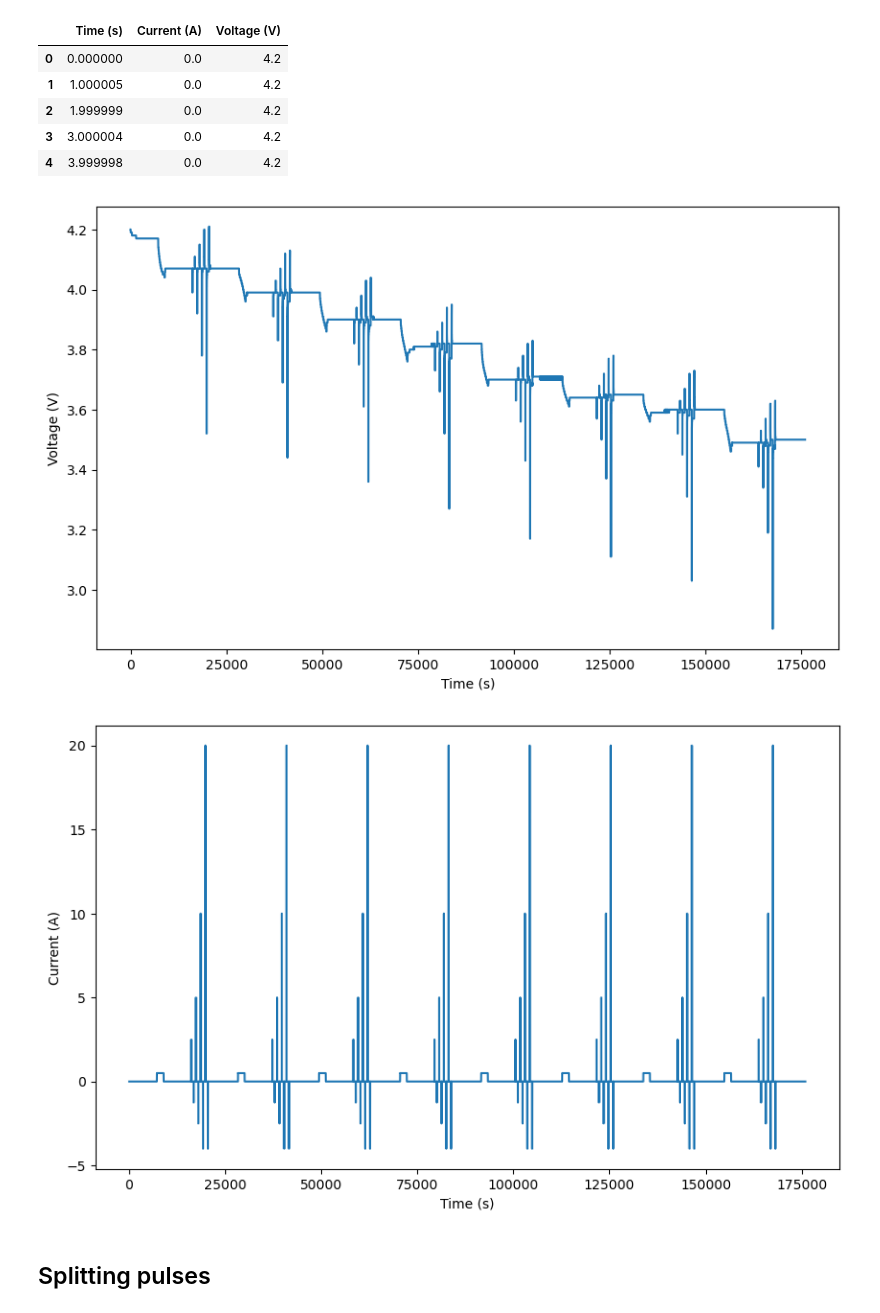
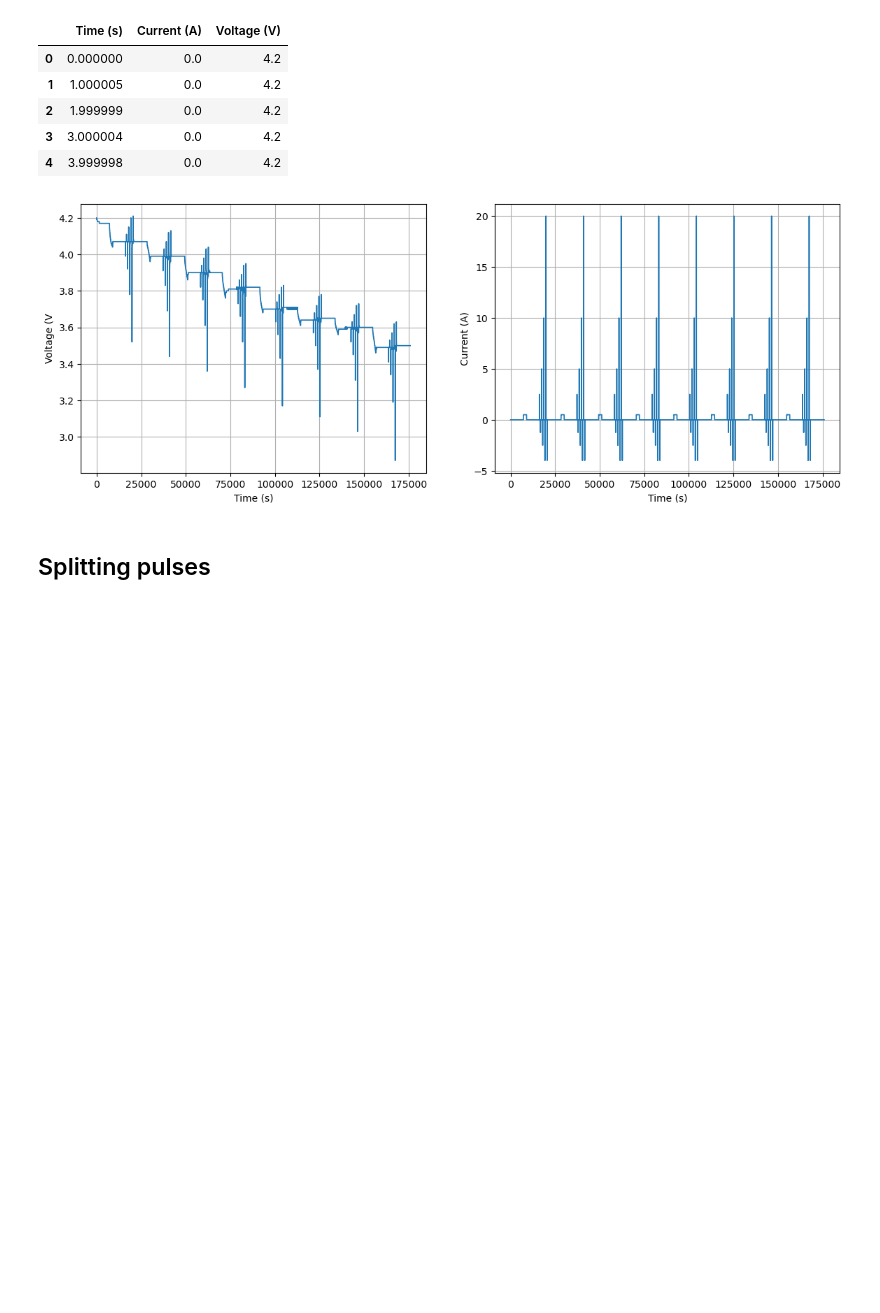
Before and after one commit to sunfanyi/modelling-of-lithium-ion-batteries, a Jupyter notebook: part_2a.ipynb, the cells around one changed output. Drawn from its saved outputs; the diff is of its cells as text; code cells hidden in the pictures; blank space fills up the shorter version.

Commit message:
Part 2 codes changing for report writing.

```diff
--- a/part_2a.ipynb
+++ b/part_2a.ipynb
@@ -52,20 +52,22 @@ V_actual = training_data_20['Voltage (V)'].values      # unit in V
 SOC_levels = np.arange(0.9, 0.1, -0.1)
 SOC_from_idx_map = {i: SOC_levels[i] for i in range(8)}  # 8 SOC levels
 # %%
-_, ax = plt.subplots(figsize=(10, 6))
-ax.plot(t, V_actual)
-ax.set_xlabel('Time (s)')
-ax.set_ylabel('Voltage (V)')
+fig, axes = plt.subplots(1, 2, figsize=(14, 5))
+axes[0].plot(t, V_actual, linewidth=1.2)
+axes[0].set_xlabel('Time (s)')
+axes[0].set_ylabel('Voltage (V')
+axes[0].grid()
 
-_, ax = plt.subplots(figsize=(10, 6))
-ax.plot(t, I)
-ax.set_xlabel('Time (s)')
-ax.set_ylabel('Current (A)')
+# _, ax = plt.subplots(figsize=(10, 6))
+axes[1].plot(t, I, linewidth=1.2)
+axes[1].set_xlabel('Time (s)')
+axes[1].set_ylabel('Current (A)')
+axes[1].grid()
 
+fig.savefig('Figures/Part 2/2a_training_data.eps', format='eps')
 plt.show()
 # %% [output]
-[figure, old version]
+[figure, new version]
-[figure, removed]
 # %% [markdown]
 ## Splitting pulses
 # %%
```
Also changed, not shown: parts of 11 cells of this notebook, 26 other files.
